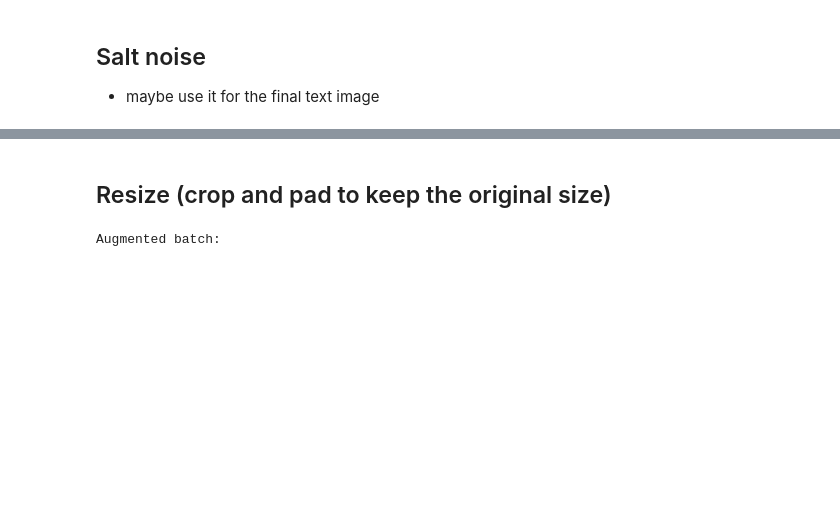
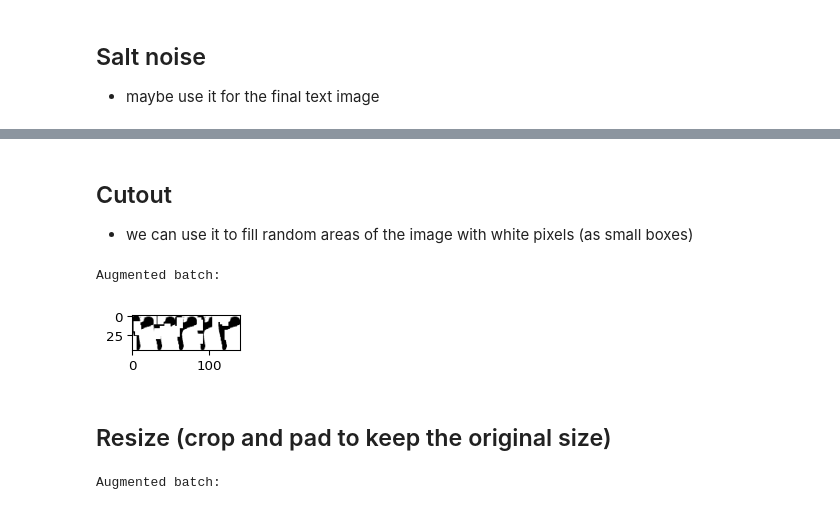
Before and after one commit to SarahEmaAllam/Handwriting-Recognition, a Jupyter notebook: andreea/char_aug.ipynb, the cells around one changed output, grey strips where cells are left out. Drawn from its saved outputs; the diff is of its cells as text; code cells hidden in the pictures; blank space fills up the shorter version.

```diff
--- a/andreea/char_aug.ipynb
+++ b/andreea/char_aug.ipynb
@@ -110,3 +110,16 @@ Augmented batch:
+# %% [markdown]
+## Cutout
+- we can use it to fill random areas of the image with white pixels (as small boxes)
+# %%
+aug = iaa.Cutout(nb_iterations=5, size=0.3, squared=False,
+                 fill_mode="constant", cval=255)
+
+images_aug = aug(images=img_list)
+print("Augmented batch:")
+ia.imshow(np.hstack(images_aug))
+# %% [output]
+Augmented batch:
+[figure, added]
 # %% [markdown]
 ## Resize (crop and pad to keep the original size)
 # %%
```
Also changed, not shown: parts of 12 cells of this notebook, 6 other files.
